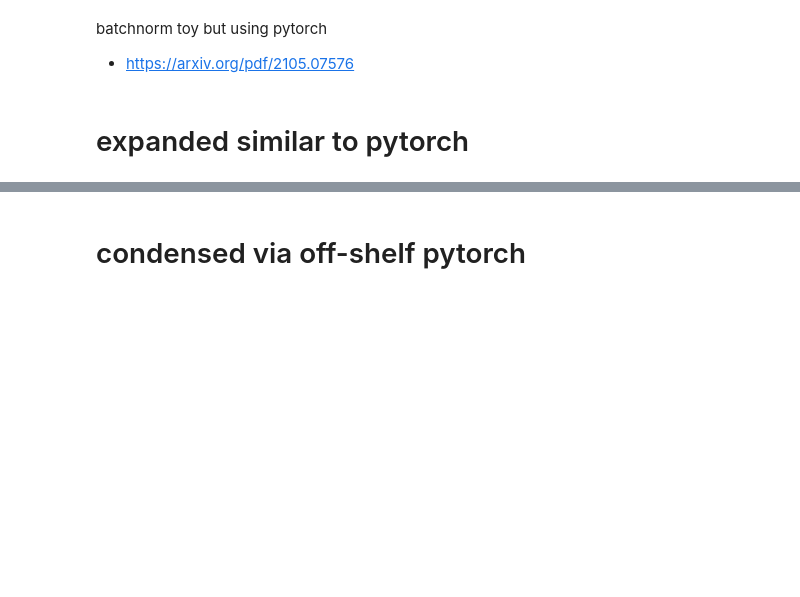
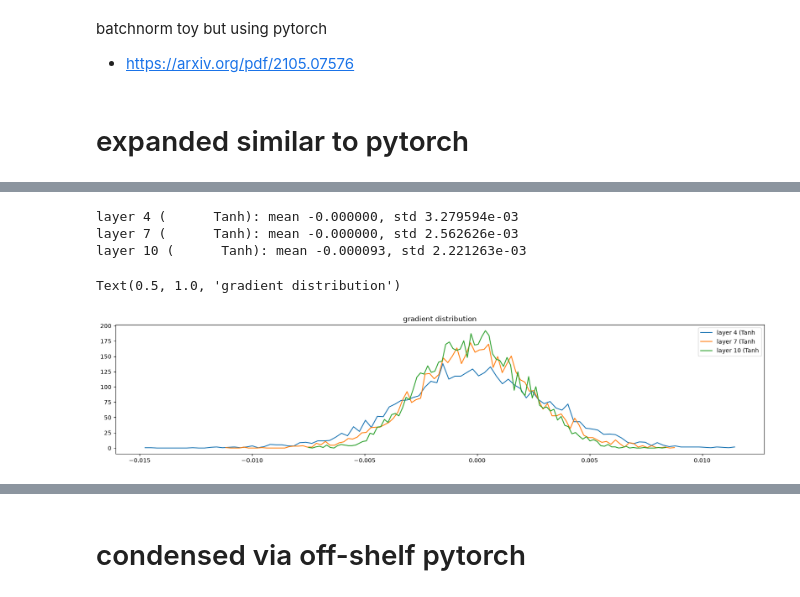
Before and after one commit to funnyscar/mbox, a Jupyter notebook: minimal/mmore/batchnorm_torch.ipynb, the cells around one changed output, grey strips where cells are left out. Cells and saved outputs as stored; diff of their text form; code cells hidden in the pictures; blank space fills up the shorter version.

```diff
--- a/minimal/mmore/batchnorm_torch.ipynb
+++ b/minimal/mmore/batchnorm_torch.ipynb
@@ -219,0 +254,19 @@ plt.plot(lossi)
+# %%
+# visualize histograms
+plt.figure(figsize=(20, 4)) # width and height of the plot
+legends = []
+for i, layer in enumerate(list(mymodel.layers.values())[:-1]): # note: exclude the output layer
+  if isinstance(layer, Tanh):
+    t = layer.out.grad
+    print('layer %d (%10s): mean %+f, std %e' % (i, layer.__class__.__name__, t.mean(), t.std()))
+    hy, hx = torch.histogram(t, density=True)
+    plt.plot(hx[:-1].detach(), hy.detach())
+    legends.append(f'layer {i} ({layer.__class__.__name__}')
+plt.legend(legends);
+plt.title('gradient distribution')
+# %% [output]
+layer 4 (      Tanh): mean -0.000000, std 3.279594e-03
+layer 7 (      Tanh): mean -0.000000, std 2.562626e-03
+layer 10 (      Tanh): mean -0.000093, std 2.221263e-03
+Text(0.5, 1.0, 'gradient distribution')
+[figure, added]
```
Also changed, not shown: parts of 8 cells of this notebook, 1 other file.
